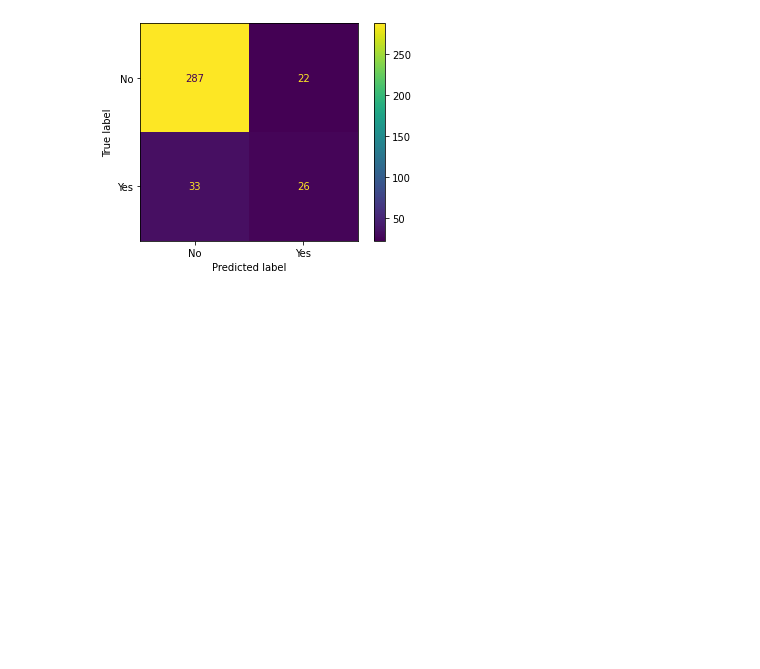
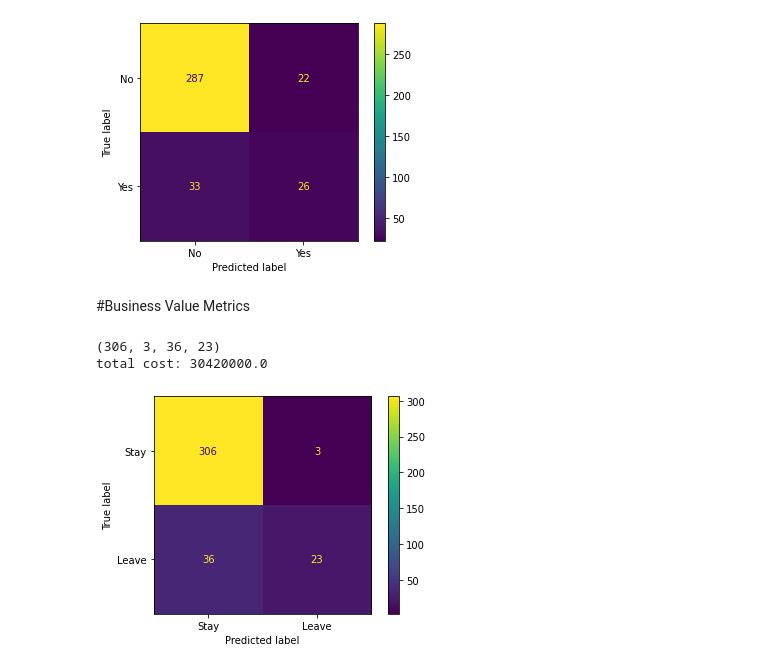
Before and after one commit to thesteuber/50-assign05-thesteuber, a Jupyter notebook: employee_churn_template.ipynb, the cells around one changed output. Saved outputs shown, nothing was run; the diff lists cells and outputs as text; code cells hidden in the pictures; blank space fills up the shorter version.

Commit message:
cost analysis

```diff
--- a/employee_churn_template.ipynb
+++ b/employee_churn_template.ipynb
@@ -497,3 +497,23 @@ disp.plot()
 plt.show()
 # %% [output]
 [figure]
+# %% [markdown]
+#Business Value Metrics
+# %%
+cm = confusion_matrix(y_test, grid_search_log.best_estimator_.predict(X_test))
+disp = ConfusionMatrixDisplay(confusion_matrix=cm,
+                               display_labels=['Stay', 'Leave'])
+
+
+tn, fp, fn, tp = cm.ravel()
+print((tn, fp, fn, tp))
+
+print("total cost: " + str((tn * .8 * 120000) + (tn * 2000) + (fp * 120000) + (fn * 2000) + (tp * 0)))
+
+disp.plot()
+
+plt.show()
+# %% [output]
+(306, 3, 36, 23)
+total cost: 30420000.0
+[figure, added]
```
Also changed, not shown: parts of 3 cells of this notebook.
